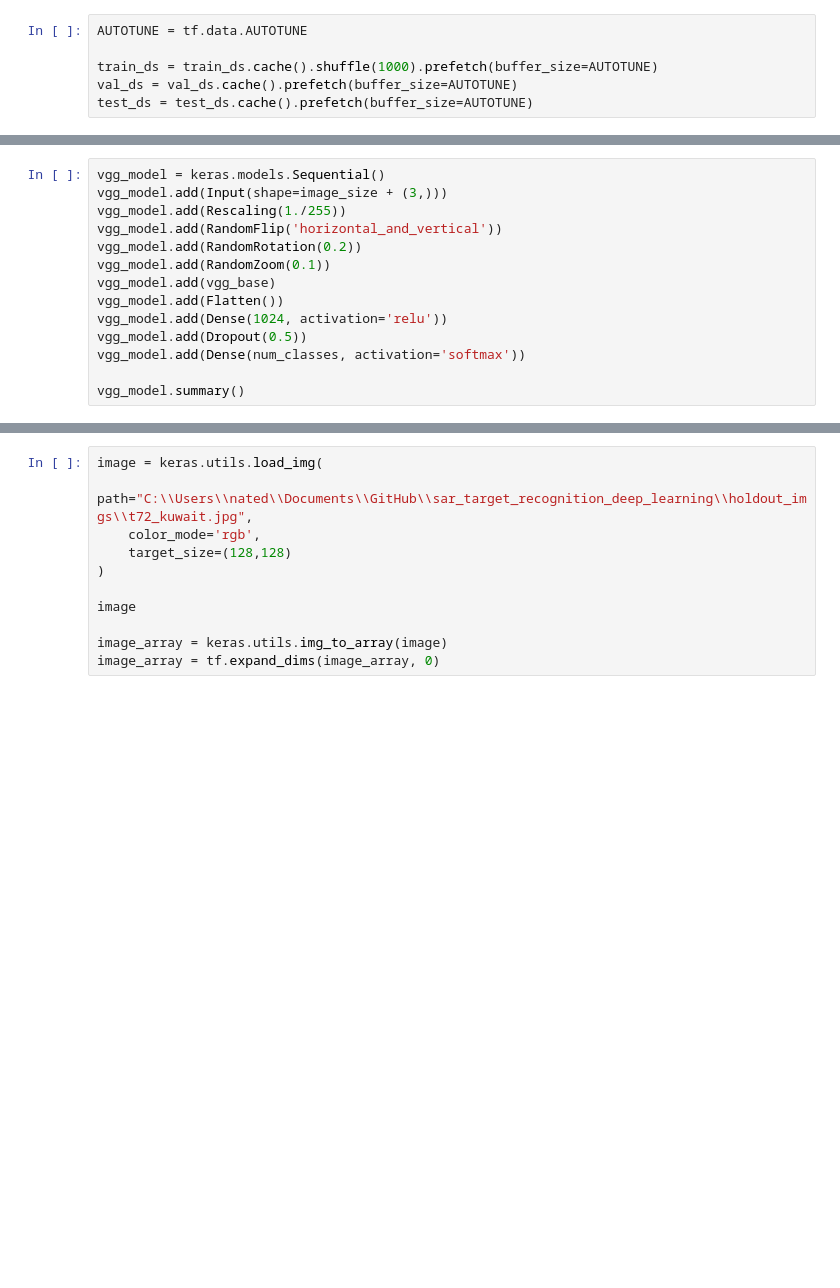
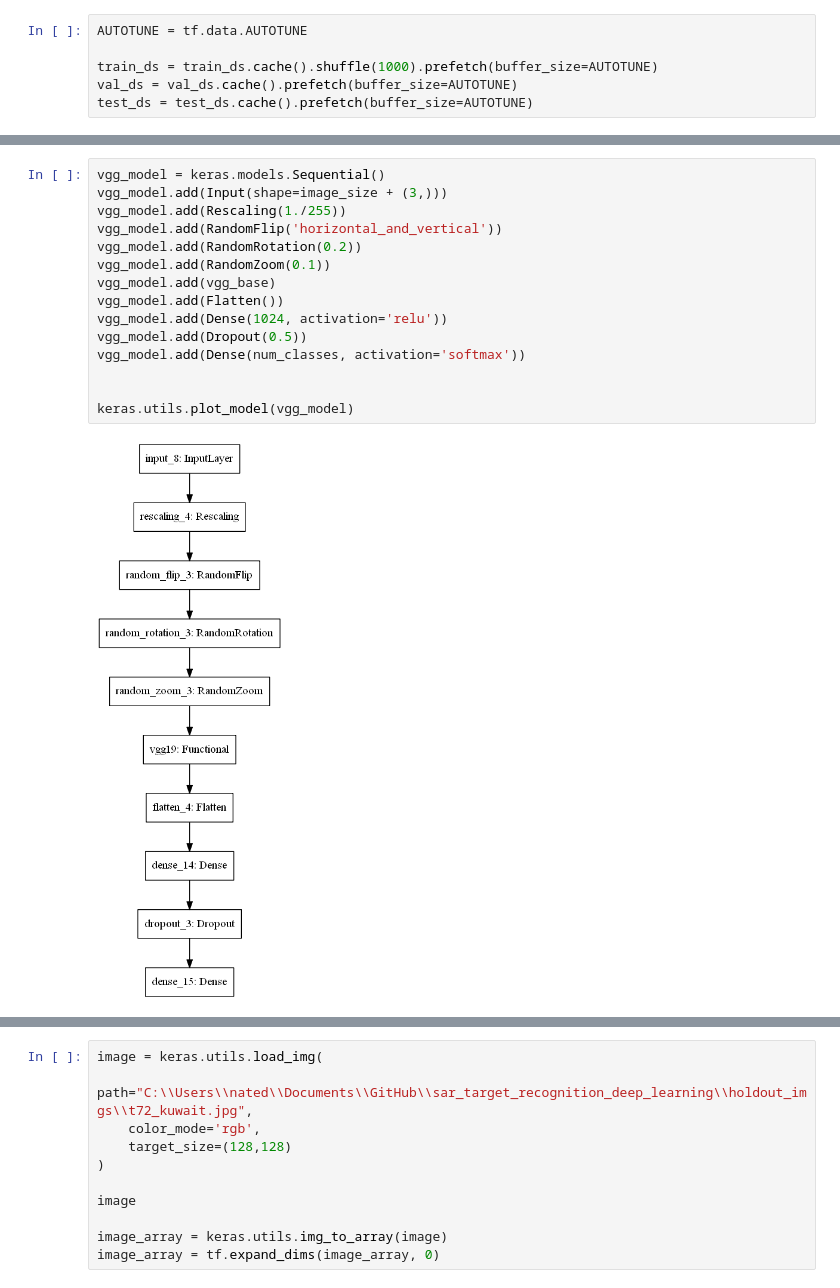
Before and after one commit to VinceDiR/sar_target_recognition_deep_learning, a Jupyter notebook: script.ipynb, the cells around one changed output, grey strips where cells are left out. Cells and saved outputs as stored; diff of their text form; blank space fills up the shorter version.

```diff
--- a/script.ipynb
+++ b/script.ipynb
@@ -376,17 +624,20 @@ vgg_base.summary()
 # %%
 vgg_model = keras.models.Sequential()
 vgg_model.add(Input(shape=image_size + (3,)))
 vgg_model.add(Rescaling(1./255))
 vgg_model.add(RandomFlip('horizontal_and_vertical'))
 vgg_model.add(RandomRotation(0.2))
 vgg_model.add(RandomZoom(0.1))
 vgg_model.add(vgg_base)
 vgg_model.add(Flatten())
 vgg_model.add(Dense(1024, activation='relu'))
 vgg_model.add(Dropout(0.5))
 vgg_model.add(Dense(num_classes, activation='softmax'))
 
-vgg_model.summary()
+
+keras.utils.plot_model(vgg_model)
+# %% [output]
+[figure, added]
 # %%
 vgg_model.compile(
     optimizer=keras.optimizers.Adam(1e-3),
```
Also changed, not shown: parts of 51 cells of this notebook, 12 other files.
